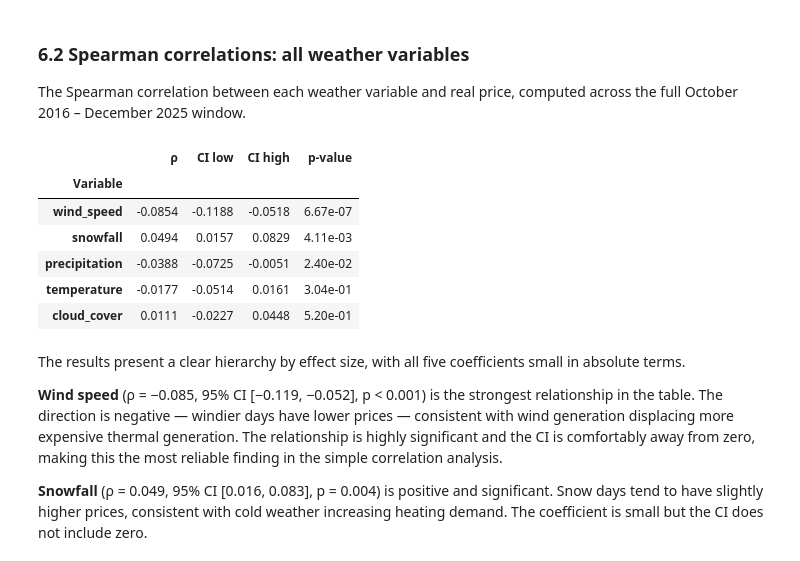
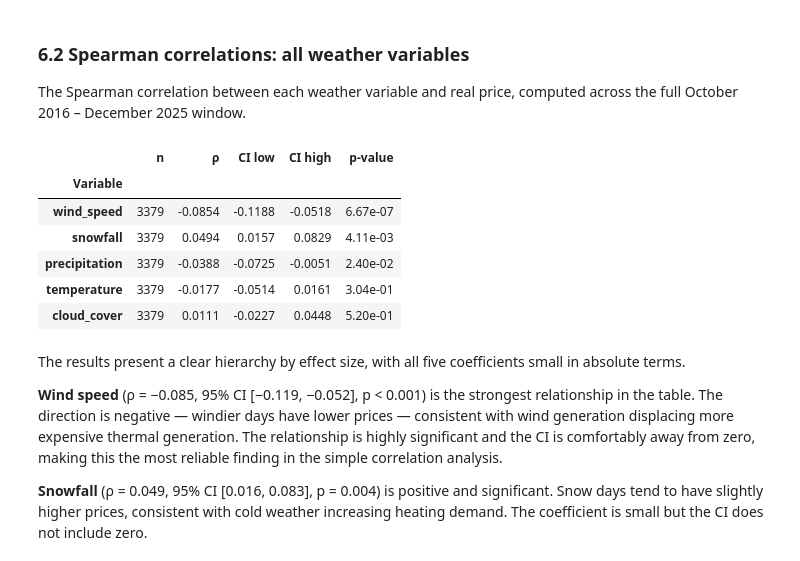
Before and after one commit to AdelinChaushev/Bulgarian-electricity-prices, a Jupyter notebook: BulgarianElectricityPrices.ipynb, the cells around one changed output. Drawn from its saved outputs; the diff is of its cells as text; code cells hidden in the pictures.

```diff
--- a/BulgarianElectricityPrices.ipynb
+++ b/BulgarianElectricityPrices.ipynb
@@ -259,7 +279,12 @@ The five city-level daily weather series are now combined into a single national
 Population data was loaded in Section 3.1 alongside the other source files. Here, those values are converted into weights — each city's weight is its population divided by the total population across the five cities — and the weights are then applied to the daily weather series. The formula: for any weather variable on any day, the national value is the sum across the five cities of `weight × city_value`, where the weights sum to one.
 # %%
 populations['weight'] = populations['population'] / populations['population'].sum()
-assert populations.weight.sum() - 1 == 0
+assert abs(populations.weight.sum() - 1.0) < 1e-10, "Weights do not sum to 1"
+for c in cities:
+    weather[c] = weather[c].set_index('date')
+
+assert all(weather[c].index.equals(weather['sofia'].index) for c in cities), \
+    "City weather frames have mismatched date indices — alignment would be wrong"
 
 temp_national = (
     weather['sofia']['temperature_c']   * populations.loc['Sofia',   'weight'] +
@@ -298,13 +323,12 @@ snow_national = (
     weather['ruse']['snowfall_cm']    * populations.loc['Ruse',    'weight']
 )
 weather_national = pd.DataFrame({
-    'Date': weather['sofia']['date'],
     'temperature':   temp_national,
     'precipitation': precip_national,
     'wind_speed':    wind_national,
     'cloud_cover':   cloud_national,
     'snowfall':      snow_national,
-})
+}).reset_index().rename(columns={'date': 'Date'})
 weather_national
 # %% [output]
 |  | Date | temperature | precipitation | wind_speed | cloud_cover | snowfall |
@@ -592,13 +601,11 @@ units = {
     "snowfall":      "cm/day",
 }
 for i, var in enumerate(weather_vars):
-    # Left panel: histogram
     axes[i, 0].hist(prices[var], bins=50)
-    axes[i, 0].set_xlabel(var)
+    axes[i, 0].set_xlabel(f"{var} ({units[var]})")
     axes[i, 0].set_ylabel("Number of days")
     axes[i, 0].set_title(f"{var} distribution")
 
-    # Right panel: time series
     axes[i, 1].plot(prices["Date"], prices[var])
     axes[i, 1].set_xlabel("Date")
     axes[i, 1].set_ylabel(var)
@@ -945,37 +972,36 @@ The bounds are transformed back using $\rho = \tanh(z)$, producing a CI that is
 
 The Spearman correlation between each weather variable and real price, computed across the full October 2016 – December 2025 window.
 # %%
-from scipy.stats import spearmanr
-import numpy as np
-
 weather_vars = ["temperature", "precipitation", "wind_speed", "cloud_cover", "snowfall"]
-n = len(prices)
 results = []
 
 for var in weather_vars:
-    rho, p = spearmanr(prices[var], prices["Real_Price"])
+    valid = prices[[var, "Real_Price"]].dropna()
+    n = len(valid)
+    rho, p = spearmanr(valid[var], valid["Real_Price"])
     z = np.arctanh(rho)
     se = 1 / np.sqrt(n - 3)
     ci_low  = np.tanh(z - 1.96 * se)
     ci_high = np.tanh(z + 1.96 * se)
     results.append({
         "Variable":   var,
+        "n":          n,
         "ρ":          round(rho, 4),
         "CI low":     round(ci_low, 4),
         "CI high":    round(ci_high, 4),
         "p-value":    f"{p:.2e}",
     })
 
 results_df = pd.DataFrame(results).set_index("Variable")
 results_df.sort_values("ρ", key=abs, ascending=False)
 # %% [output]
-|  | ρ | CI low | CI high | p-value |
-| Variable |  |  |  |  |
-| wind_speed | -0.0854 | -0.1188 | -0.0518 | 6.67e-07 |
-| snowfall | 0.0494 | 0.0157 | 0.0829 | 4.11e-03 |
-| precipitation | -0.0388 | -0.0725 | -0.0051 | 2.40e-02 |
-| temperature | -0.0177 | -0.0514 | 0.0161 | 3.04e-01 |
-| cloud_cover | 0.0111 | -0.0227 | 0.0448 | 5.20e-01 |
+|  | n | ρ | CI low | CI high | p-value |
+| Variable |  |  |  |  |  |
+| wind_speed | 3379 | -0.0854 | -0.1188 | -0.0518 | 6.67e-07 |
+| snowfall | 3379 | 0.0494 | 0.0157 | 0.0829 | 4.11e-03 |
+| precipitation | 3379 | -0.0388 | -0.0725 | -0.0051 | 2.40e-02 |
+| temperature | 3379 | -0.0177 | -0.0514 | 0.0161 | 3.04e-01 |
+| cloud_cover | 3379 | 0.0111 | -0.0227 | 0.0448 | 5.20e-01 |
 # %% [markdown]
 The results present a clear hierarchy by effect size, with all five coefficients small in absolute terms.
 
```
Also changed, not shown: parts of 39 cells of this notebook.
